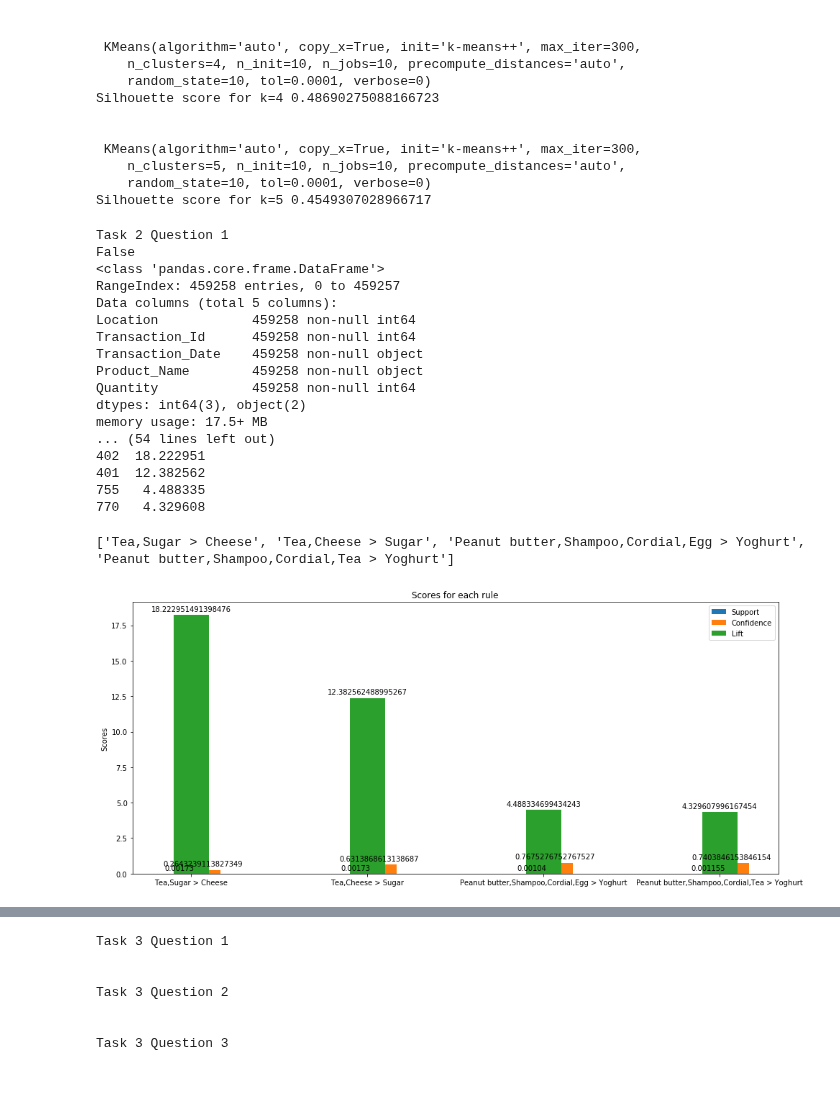
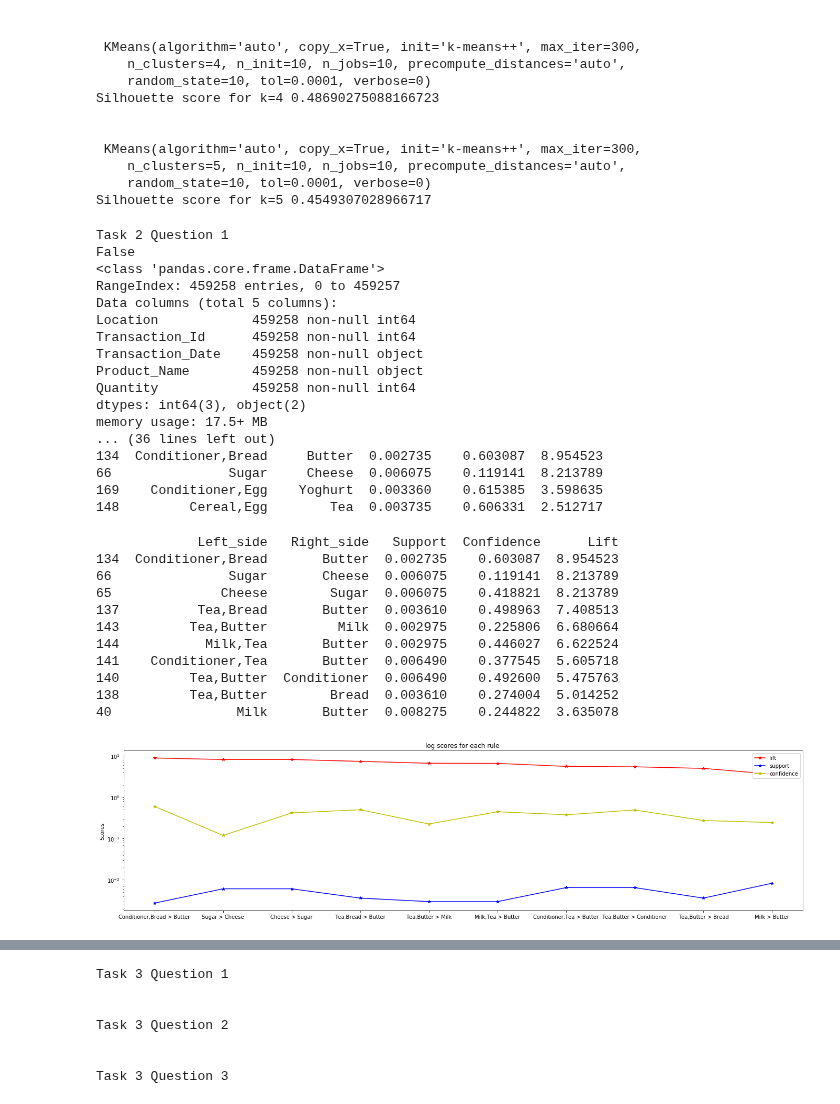
Before and after one commit to Wesleyzxc/DataMining, a Jupyter notebook: Unsupervised Learning/DMProj2.ipynb, the cells around one changed output, grey strips where cells are left out. Cells and saved outputs as stored; diff of their text form; code cells hidden in the pictures.

```diff
--- a/Unsupervised Learning/DMProj2.ipynb
+++ b/Unsupervised Learning/DMProj2.ipynb
@@ -270,7 +270,7 @@ transactions = df.groupby(['Transaction_Id'])['Product_Name'].apply(list)
 
 # type cast the transactions from pandas into normal list format and run apriori
 transaction_list = list(transactions)
-results = list(apriori(transaction_list, min_support=0.0009))
+results = list(apriori(transaction_list, min_support=0.0025))
 
 
 def convert_apriori_results_to_pandas_df(results):
@@ -298,9 +298,6 @@ print(result_by_lift.head(10))
 
 print(color.BOLD + "\nTop 10 rules sorted by confidence"  + color.END)
 print(result_by_confidence.head(10))
-
-plotted_records = result_by_lift.head(2).append(result_by_confidence.head(2))
-print(plotted_records)
 # %% [output]
 Task 2 Question 1
 False
@@ -314,62 +311,79 @@ Product_Name        459258 non-null object
 Quantity            459258 non-null int64
 dtypes: int64(3), object(2)
 memory usage: 17.5+ MB
-... (54 lines left out)
-402  18.222951
-401  12.382562
-755   4.488335
-770   4.329608
+... (36 lines left out)
+134  Conditioner,Bread     Butter  0.002735    0.603087  8.954523
+66               Sugar     Cheese  0.006075    0.119141  8.213789
+169    Conditioner,Egg    Yoghurt  0.003360    0.615385  3.598635
+148         Cereal,Egg        Tea  0.003735    0.606331  2.512717
 # %%
+plotted_records = result_by_lift.head(10)
+print(plotted_records)
+
+ruleNumber = np.arange(0,10)
+
 support_val = plotted_records['Support'].values.tolist()
-support_str = ["Support = " +(str(supp)) for supp in support_val]
+#norm_supp = [float(i)/sum(support_val) for i in support_val]
+
 confidence_val = plotted_records['Confidence'].values.tolist()
+#norm_conf = [float(i)/sum(confidence_val) for i in confidence_val]
+
 lift_val = plotted_records['Lift'].values.tolist()
+#norm_lift = [float(i)/sum(lift_val) for i in lift_val]
 
 # Create rules format to form X > Y
 label1 = plotted_records['Left_side'].values.tolist()
 label2 = plotted_records['Right_side'].values.tolist()
 combined_label = list(zip(label1, label2))
 label = [" > ".join(labels) for labels in combined_label]
-print(label) # end result
+
+
 
 x = np.arange(len(label))  # the label locations
 width = 0.2  # the width of the bars
-fig, ax = plt.subplots(figsize=(14,6))
-
-rects1 = ax.bar(x - width/3, support_val, width, label='Support')
-rects2 = ax.bar(x + width/3, confidence_val, width, label='Confidence')
-rects3 = ax.bar(x, lift_val, width, label='Lift')
+fig, ax = plt.subplots(figsize=(19,5))
+line1 = plt.plot(ruleNumber, lift_val, 'r', label='lift', marker='*')
+line2 = plt.plot(ruleNumber, support_val, 'b', label='support', marker='*')
+line3 = plt.plot(ruleNumber, confidence_val, 'y', label='confidence', marker='*')
 
 
 # Add some text for labels, title and custom x-axis tick labels, etc.
 ax.set_ylabel('Scores')
-ax.set_title('Scores for each rule')
+ax.set_title('log scores for each rule ')
 ax.set_xticks(x)
 ax.set_xticklabels(label)
-ax.legend()
+ax.set_yscale('log')
+ax.legend(loc='upper right')
 
 
 def autolabel(rects):
     """Attach a text label above each bar in *rects*, displaying its height."""
     for rect in rects:
         height = rect.get_height()
         ax.annotate('{}'.format(height),
                     xy=(rect.get_x() + rect.get_width() / 2, height),
                     xytext=(0, 3),  # 3 points vertical offset
                     textcoords="offset points",
                     ha='center', va='bottom')
 
 
-autolabel(rects1)
-autolabel(rects2)
-autolabel(rects3)
 
 fig.tight_layout()
 
 plt.show()
 # %% [output]
-['Tea,Sugar > Cheese', 'Tea,Cheese > Sugar', 'Peanut butter,Shampoo,Cordial,Egg > Yoghurt', 'Peanut butter,Shampoo,Cordial,Tea > Yoghurt']
+             Left_side   Right_side   Support  Confidence      Lift
+134  Conditioner,Bread       Butter  0.002735    0.603087  8.954523
+66               Sugar       Cheese  0.006075    0.119141  8.213789
+65              Cheese        Sugar  0.006075    0.418821  8.213789
+137          Tea,Bread       Butter  0.003610    0.498963  7.408513
+143         Tea,Butter         Milk  0.002975    0.225806  6.680664
+144           Milk,Tea       Butter  0.002975    0.446027  6.622524
+141    Conditioner,Tea       Butter  0.006490    0.377545  5.605718
+140         Tea,Butter  Conditioner  0.006490    0.492600  5.475763
+138         Tea,Butter        Bread  0.003610    0.274004  5.014252
+40                Milk       Butter  0.008275    0.244822  3.635078
-[figure, old version]
+[figure, new version]
 # %%
 print(color.BOLD + "\nTask 2 Question 4" + color.END)
 bread_df = result_df[result_df['Left_side'].str.contains('Bread')]
```
Also changed, not shown: parts of 1 cell of this notebook, 1 other file.
